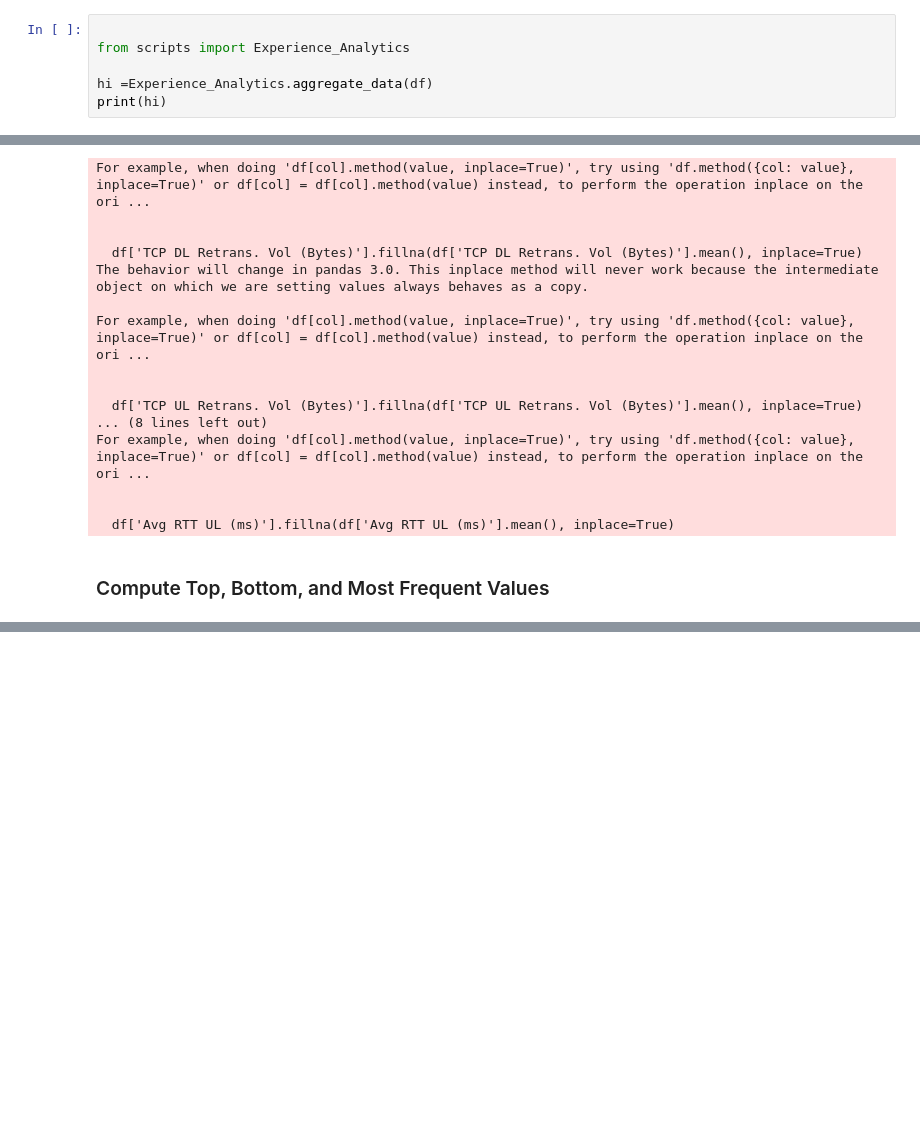
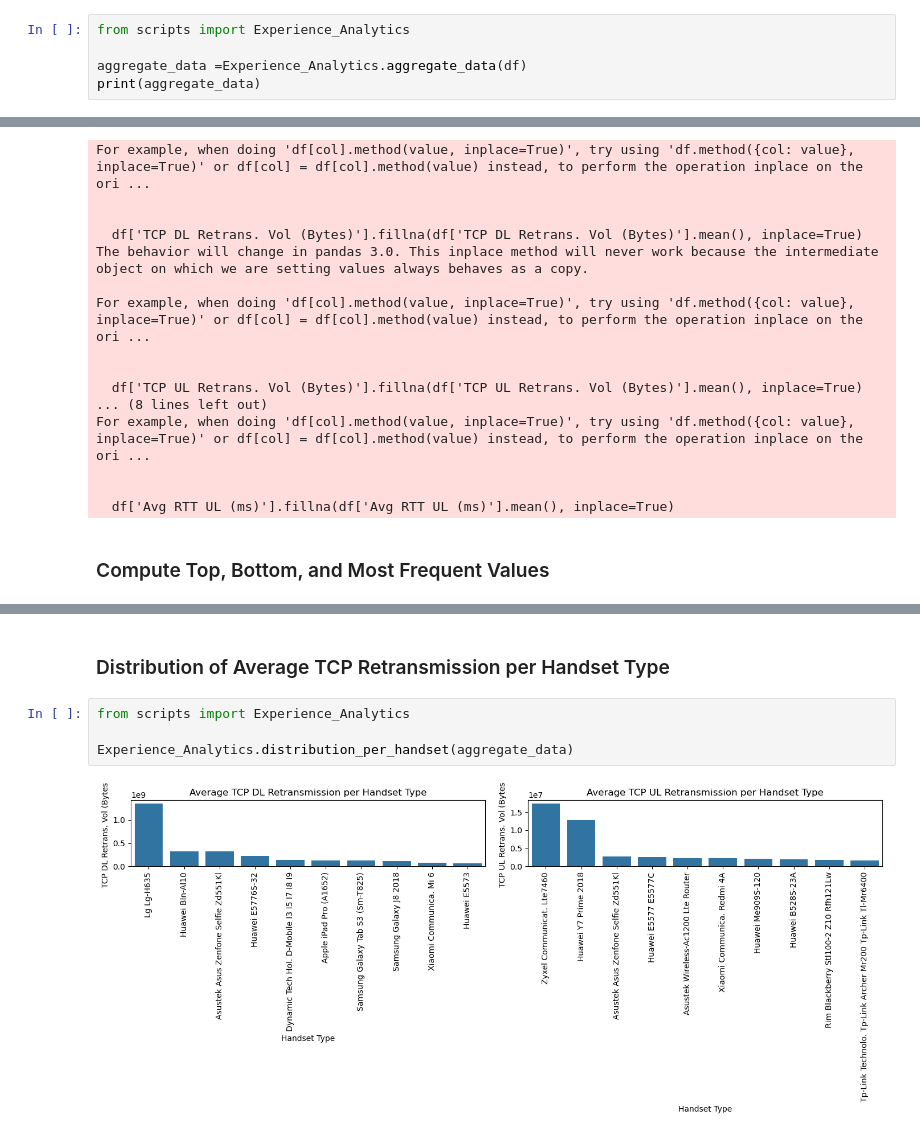
Before and after one commit to KingBetse/Kifiya-AIM-W2, a Jupyter notebook: notebooks/User Analysis .ipynb, the cells around one changed output, grey strips where cells are left out. Cells and saved outputs as stored; diff of their text form; blank space fills up the shorter version.

```diff
--- a/notebooks/User Analysis .ipynb
+++ b/notebooks/User Analysis .ipynb
@@ -644,11 +631,10 @@ plt.show()
 # %% [markdown]
 ### Data Aggregation
 # %%
-
 from scripts import Experience_Analytics
 
-hi =Experience_Analytics.aggregate_data(df)
-print(hi)
+aggregate_data =Experience_Analytics.aggregate_data(df)
+print(aggregate_data)
 # %% [output]
        MSISDN/Number  TCP DL Retrans. Vol (Bytes)  \
 0       3.360100e+10                 2.119813e+07
@@ -711,0 +714,8 @@ Experience_Analytics.compute_values(df)
+# %% [markdown]
+### Distribution of Average TCP Retransmission per Handset Type
+# %%
+from scripts import Experience_Analytics
+
+Experience_Analytics.distribution_per_handset(aggregate_data)
+# %% [output]
+[figure, added]
```
Also changed, not shown: parts of 4 cells of this notebook.
